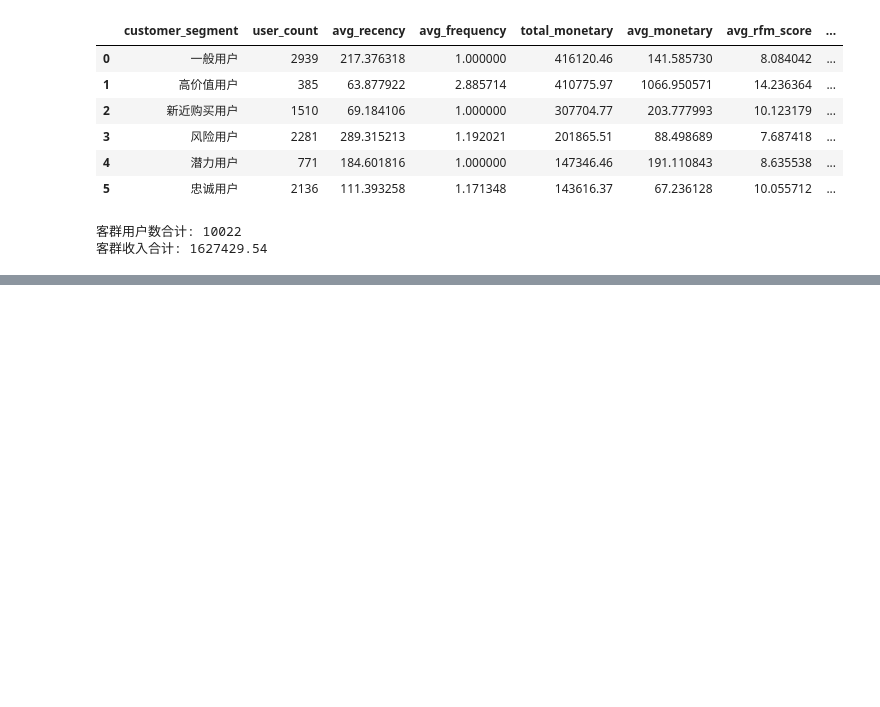
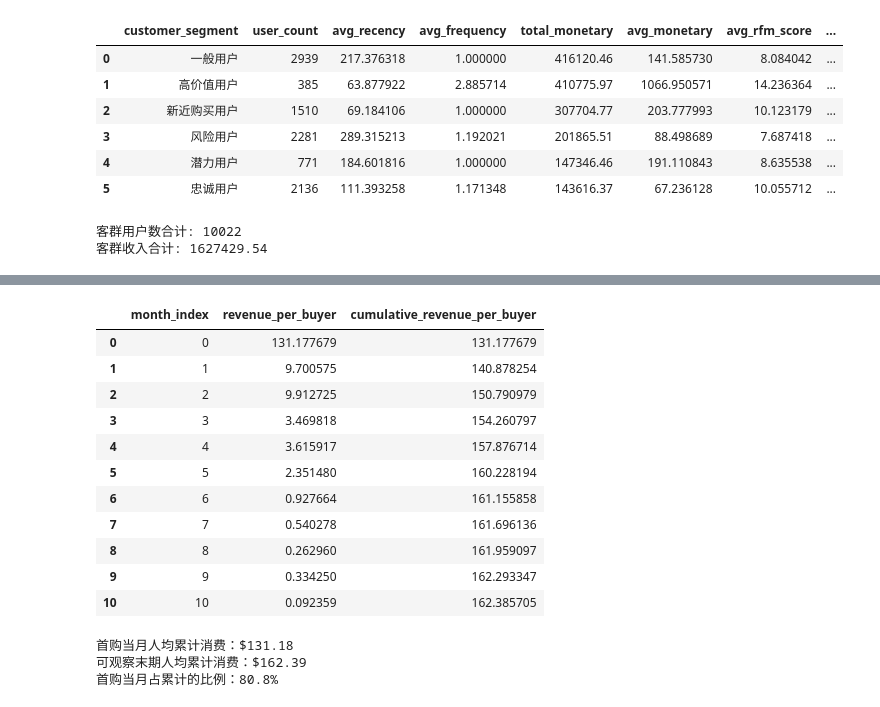
Before and after one commit to branch8888/GA360-User-Lifecycle-Analysis, a Jupyter notebook: notebooks/GA360_ecommerce_analysis.ipynb, the cells around one changed output, grey strips where cells are left out. Drawn from its saved outputs; the diff is of its cells as text; code cells hidden in the pictures; blank space fills up the shorter version.

```diff
--- a/notebooks/GA360_ecommerce_analysis.ipynb
+++ b/notebooks/GA360_ecommerce_analysis.ipynb
@@ -1965,0 +2164,50 @@ print("客群收入合计:", segment_summary["total_monetary"].sum())
+# %%
+# ---- 4.6.3 人均累计消费曲线 ----
+orders_lifecycle["order_month"] = orders_lifecycle["order_date"].dt.to_period("M")
+orders_lifecycle["fresh_month"] = orders_lifecycle.groupby("fullVisitorId")[
+    "order_month"
+].transform("min")
+orders_lifecycle["month_index"] = (
+    orders_lifecycle["order_month"].dt.year * 12 + orders_lifecycle["order_month"].dt.month
+) - (
+    orders_lifecycle["fresh_month"].dt.year * 12 + orders_lifecycle["fresh_month"].dt.month
+)
+
+buyer_total = orders_lifecycle["fullVisitorId"].nunique()
+
+lifecycle_cumulative = (
+    orders_lifecycle.groupby("month_index")["order_revenue_usd"].sum() / buyer_total
+).rename("revenue_per_buyer").reset_index().sort_values("month_index")
+lifecycle_cumulative["cumulative_revenue_per_buyer"] = lifecycle_cumulative[
+    "revenue_per_buyer"
+].cumsum()
+
+lifecycle_cumulative.to_csv(
+    output_table_dir / "lifecycle_cumulative_revenue.csv",
+    index=False,
+    encoding="utf-8-sig",
+)
+
+display(lifecycle_cumulative)
+
+first_month_revenue = lifecycle_cumulative.loc[0, "cumulative_revenue_per_buyer"]
+final_revenue = lifecycle_cumulative["cumulative_revenue_per_buyer"].iloc[-1]
+print(f"首购当月人均累计消费：${first_month_revenue:.2f}")
+print(f"可观察末期人均累计消费：${final_revenue:.2f}")
+print(f"首购当月占累计的比例：{first_month_revenue / final_revenue:.1%}")
+# %% [output]
+|  | month_index | revenue_per_buyer | cumulative_revenue_per_buyer |
+| 0 | 0 | 131.177679 | 131.177679 |
+| 1 | 1 | 9.700575 | 140.878254 |
+| 2 | 2 | 9.912725 | 150.790979 |
+| 3 | 3 | 3.469818 | 154.260797 |
+| 4 | 4 | 3.615917 | 157.876714 |
+| 5 | 5 | 2.351480 | 160.228194 |
+| 6 | 6 | 0.927664 | 161.155858 |
+| 7 | 7 | 0.540278 | 161.696136 |
+| 8 | 8 | 0.262960 | 161.959097 |
+| 9 | 9 | 0.334250 | 162.293347 |
+| 10 | 10 | 0.092359 | 162.385705 |
+首购当月人均累计消费：$131.18
+可观察末期人均累计消费：$162.39
+首购当月占累计的比例：80.8%
```
Also changed, not shown: parts of 9 cells of this notebook, 21 other files.
